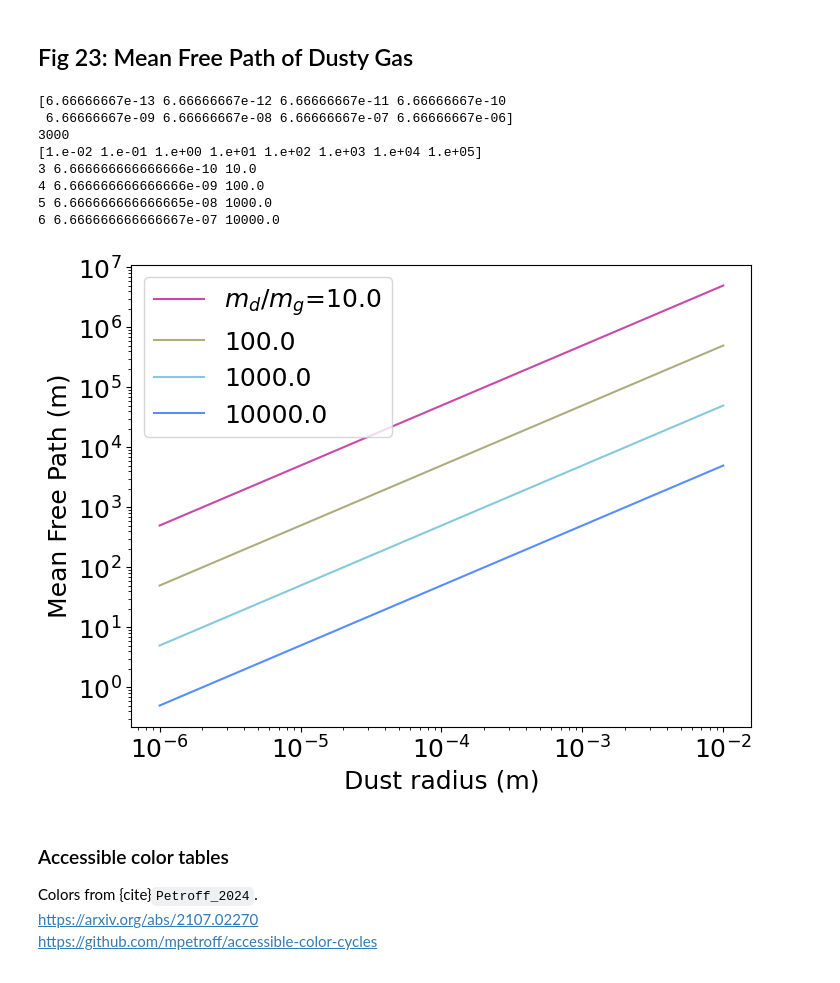
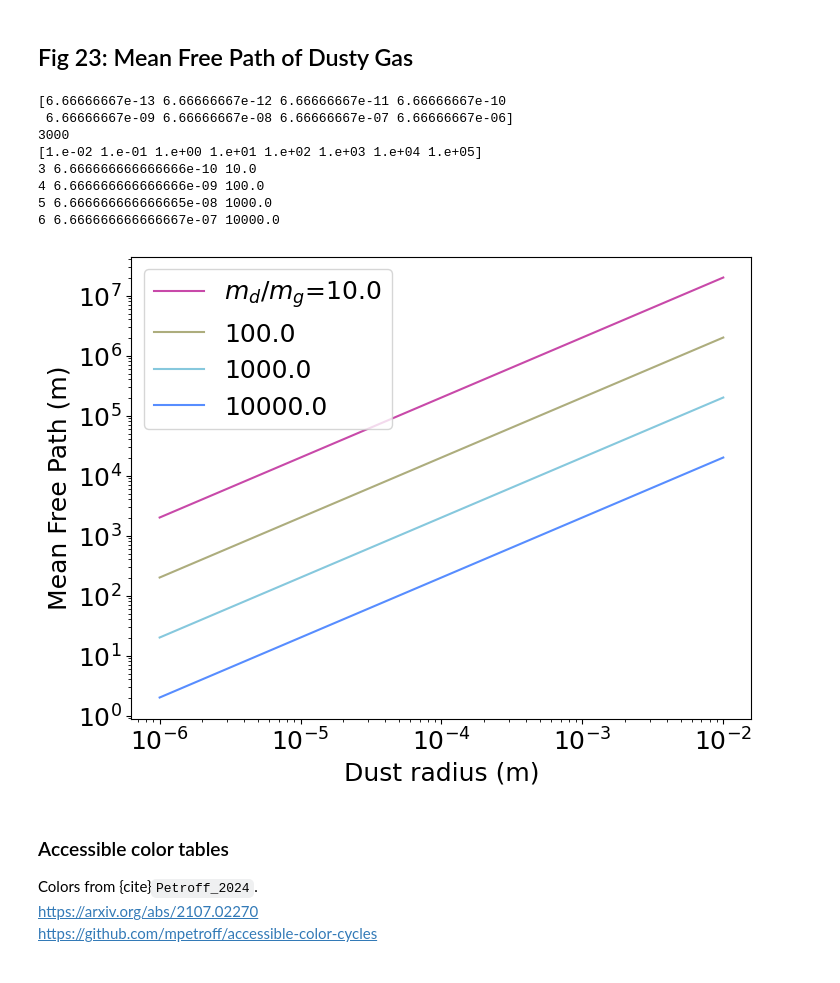
Before and after one commit to ststewart/ivans, a Jupyter notebook: figure8and22and23.ipynb, the cells around one changed output. Saved outputs shown, nothing was run; the diff lists cells and outputs as text; code cells hidden in the pictures.

```diff
--- a/figure8and22and23.ipynb
+++ b/figure8and22and23.ipynb
@@ -195,7 +195,7 @@ for ir in range(0,7):
 
 figure, ax = plt.subplots(3, 2, figsize=(13,13))
 
-plt.rcParams.update({'font.size': 16})
+plt.rcParams.update({'font.size': 18})
 
 i,j=0,0
 ax[i,j].plot(dtog,cs,'-x')
@@ -520,35 +520,35 @@ dustradius = (np.arange(10000)+1)/1e6 # 1e-6 to 0.01 m
 #print(dustradius)
 print(vdust) # volume fraction dust (per m3)
 print(rhodust) # density kg/m3
 print(dtog) # dust to gas mass ratio
 
 #for i in np.arange(len(dtog)):
 for i in [3,4,5,6]:
     print(i,vdust[i],dtog[i])
     v1 = 4/3*np.pi*np.power(dustradius,3) # m3
     ndust = vdust[i]/v1 # number per m3
-    mfp = 1/(4*np.pi*dustradius*dustradius*ndust) # m
+    mfp = 1/(np.pi*dustradius*dustradius*ndust) # m
     if i == 3:
         plt.plot(dustradius,mfp,label='$m_d/m_g$='+str(dtog[i]),color=CBcol[i])
     else:
         plt.plot(dustradius,mfp,label=str(dtog[i]),color=CBcol[i])
 
 plt.loglog()
 plt.xlabel('Dust radius (m)')
 plt.ylabel('Mean Free Path (m)')
 plt.legend()
 
 plt.savefig('plots/'+'Fig23-mfp-dusty-gas.pdf', format='pdf', dpi=1000,transparent=True)
 # %% [output]
 [6.66666667e-13 6.66666667e-12 6.66666667e-11 6.66666667e-10
  6.66666667e-09 6.66666667e-08 6.66666667e-07 6.66666667e-06]
 3000
 [1.e-02 1.e-01 1.e+00 1.e+01 1.e+02 1.e+03 1.e+04 1.e+05]
 3 6.666666666666666e-10 10.0
 4 6.666666666666666e-09 100.0
 5 6.666666666666665e-08 1000.0
 6 6.666666666666667e-07 10000.0
-[figure, old version]
+[figure, new version]
 # %% [markdown]
 ### Accessible color tables
 
```
Also changed, not shown: parts of 2 cells of this notebook, 2 other files.
